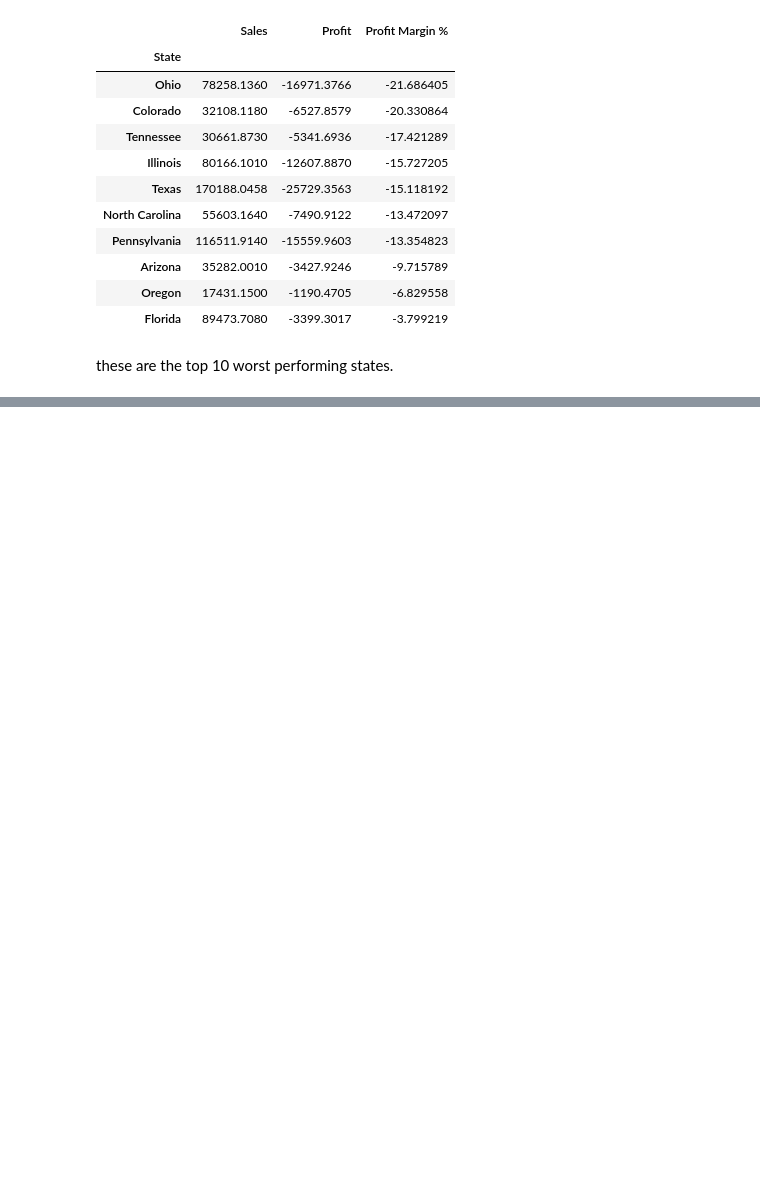
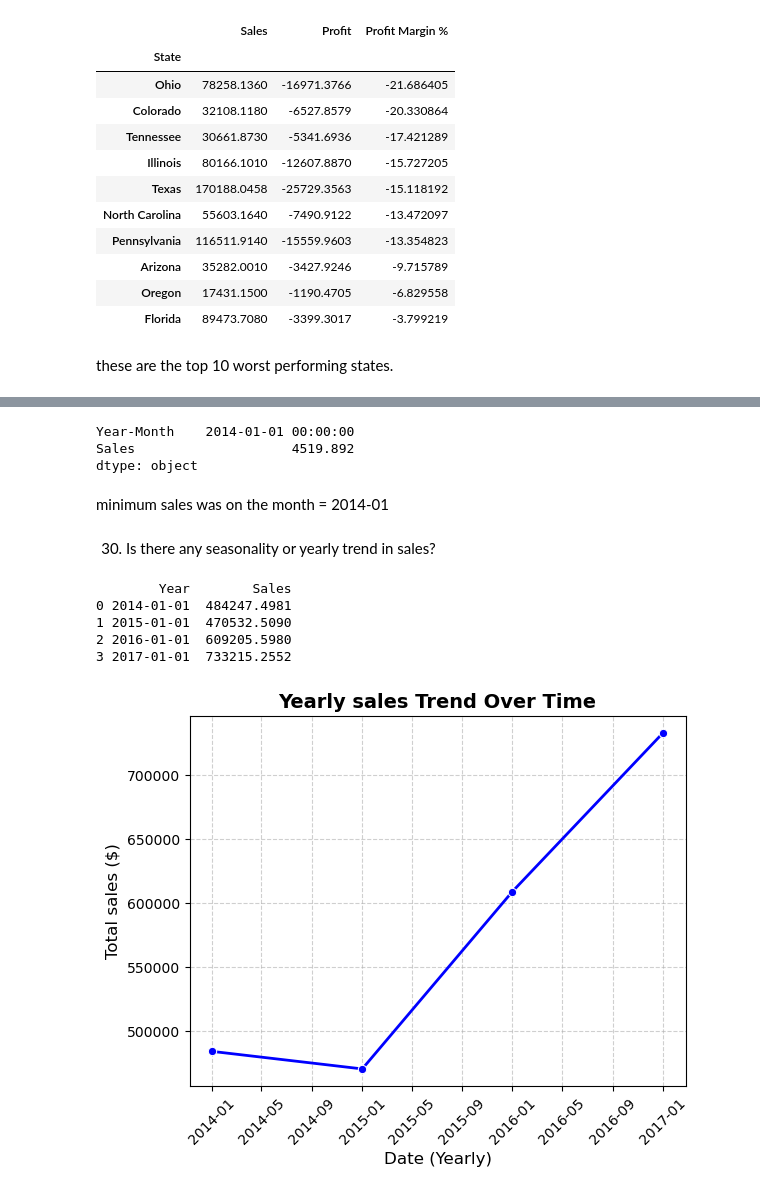
Before and after one commit to bikashsahani/superstore-sales-analysis, a Jupyter notebook: sales_analysis.ipynb, the cells around one changed output, grey strips where cells are left out. Drawn from its saved outputs; the diff is of its cells as text; code cells hidden in the pictures; blank space fills up the shorter version.

```diff
--- a/sales_analysis.ipynb
+++ b/sales_analysis.ipynb
@@ -623,0 +732,46 @@ these are the top 10 worst performing states.
+# %%
+monthly_sales.min()
+# %% [output]
+Year-Month    2014-01-01 00:00:00
+Sales                    4519.892
+dtype: object
+# %% [markdown]
+minimum sales was on the month = 2014-01
+# %% [markdown]
+30. Is there any seasonality or yearly trend in sales?
+# %%
+# Create a 'Year-Month' column for grouping (e.g., '2026-06')
+data['Year'] = data['Order Date'].dt.to_period('Y')
+
+# Group by the year-month period and sum the sales
+yearly_sales = data.groupby('Year')['Sales'].sum().reset_index()
+
+# Convert 'Year-Month' back to timestamp format (makes it easier for plotting tools)
+yearly_sales['Year'] = yearly_sales['Year'].dt.to_timestamp()
+
+print(yearly_sales)
+# %% [output]
+        Year        Sales
+0 2014-01-01  484247.4981
+1 2015-01-01  470532.5090
+2 2016-01-01  609205.5980
+3 2017-01-01  733215.2552
+# %%
+sns.lineplot(
+    data=yearly_sales,
+    x='Year',
+    y='Sales',
+    marker='o',
+    color='b',
+    linewidth=2
+)
+
+plt.title('Yearly sales Trend Over Time', fontsize=14, fontweight='bold')
+plt.xlabel('Date (Yearly)', fontsize=12)
+plt.ylabel('Total sales ($)', fontsize=12)
+plt.grid(True, linestyle='--', alpha=0.6)
+plt.xticks(rotation=45)
+# Display the plot
+plt.show()
+# %% [output]
+[figure, added]
```
Also changed, not shown: parts of 9 cells of this notebook.
